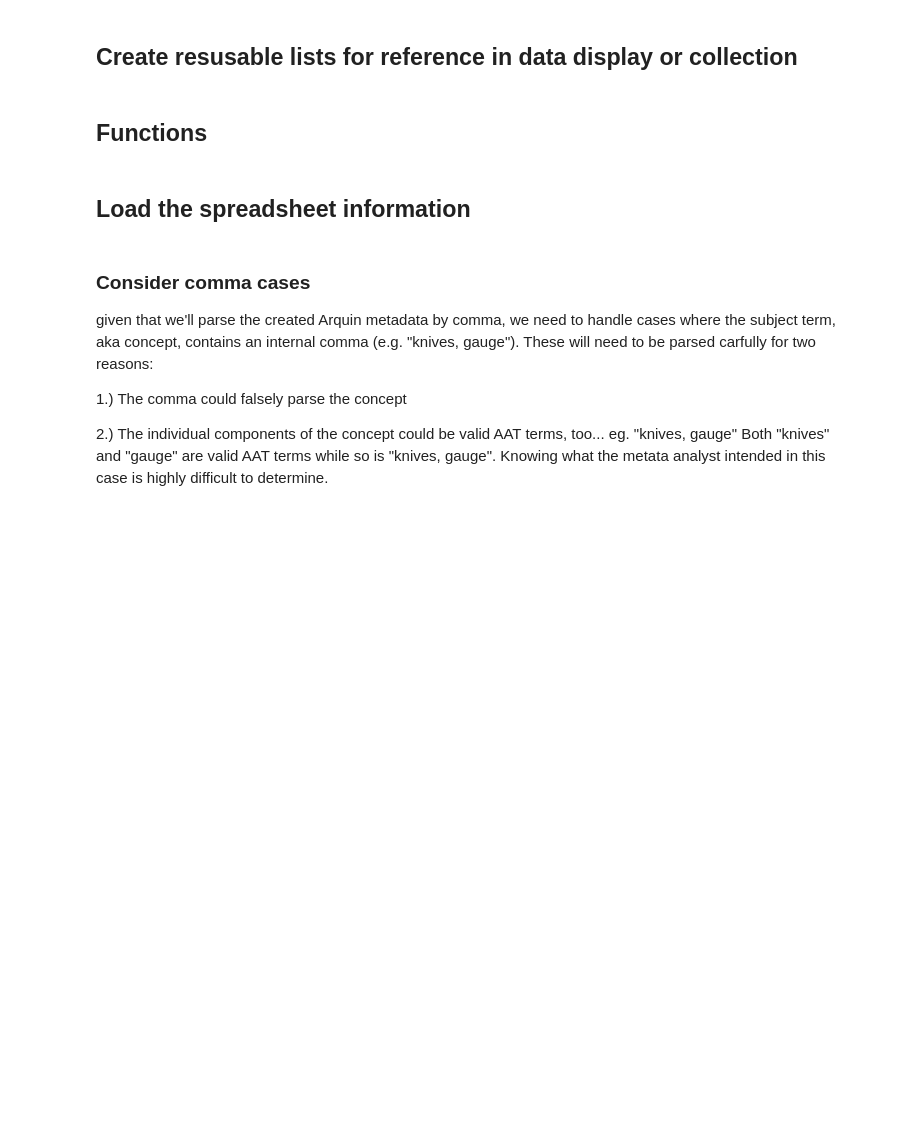
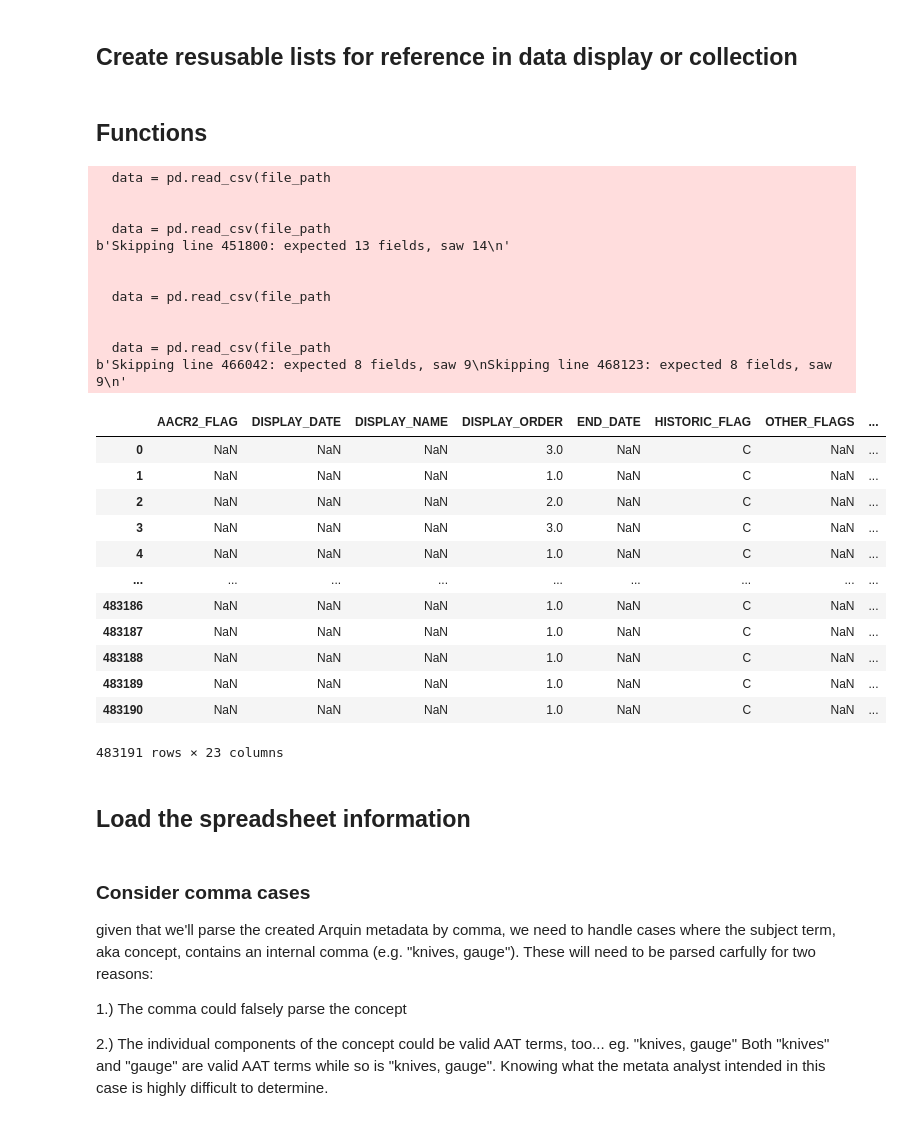
Before and after one commit to EthanDF/arquin, a Jupyter notebook: arquin_metadata_subjects_review_final.ipynb, the cells around one changed output. Drawn from its saved outputs; the diff is of its cells as text; code cells hidden in the pictures; blank space fills up the shorter version.

```diff
--- a/arquin_metadata_subjects_review_final.ipynb
+++ b/arquin_metadata_subjects_review_final.ipynb
@@ -25,3 +23,31 @@ narrow_list = ['identifier', 'media', 'subject', 'title', 'subjects', 'SUBJECT_I
+# %%
+load_metadata()
+# %% [output]
+  data = pd.read_csv(file_path
+
+
+  data = pd.read_csv(file_path
+b'Skipping line 451800: expected 13 fields, saw 14\n'
+
+
+  data = pd.read_csv(file_path
+
+
+  data = pd.read_csv(file_path
+b'Skipping line 466042: expected 8 fields, saw 9\nSkipping line 468123: expected 8 fields, saw 9\n'
+|  | AACR2_FLAG | DISPLAY_DATE | DISPLAY_NAME | DISPLAY_ORDER | END_DATE | HISTORIC_FLAG | OTHER_FLAGS | ... |
+| 0 | NaN | NaN | NaN | 3.0 | NaN | C | NaN | ... |
+| 1 | NaN | NaN | NaN | 1.0 | NaN | C | NaN | ... |
+| 2 | NaN | NaN | NaN | 2.0 | NaN | C | NaN | ... |
+| 3 | NaN | NaN | NaN | 3.0 | NaN | C | NaN | ... |
+| 4 | NaN | NaN | NaN | 1.0 | NaN | C | NaN | ... |
+| ... | ... | ... | ... | ... | ... | ... | ... | ... |
+| 483186 | NaN | NaN | NaN | 1.0 | NaN | C | NaN | ... |
+| 483187 | NaN | NaN | NaN | 1.0 | NaN | C | NaN | ... |
+| 483188 | NaN | NaN | NaN | 1.0 | NaN | C | NaN | ... |
+| 483189 | NaN | NaN | NaN | 1.0 | NaN | C | NaN | ... |
+| 483190 | NaN | NaN | NaN | 1.0 | NaN | C | NaN | ... |
+483191 rows × 23 columns
 # %% [markdown]
 ## Load the spreadsheet information
 # %%
```
Also changed, not shown: parts of 3 cells of this notebook, 3 other files.
